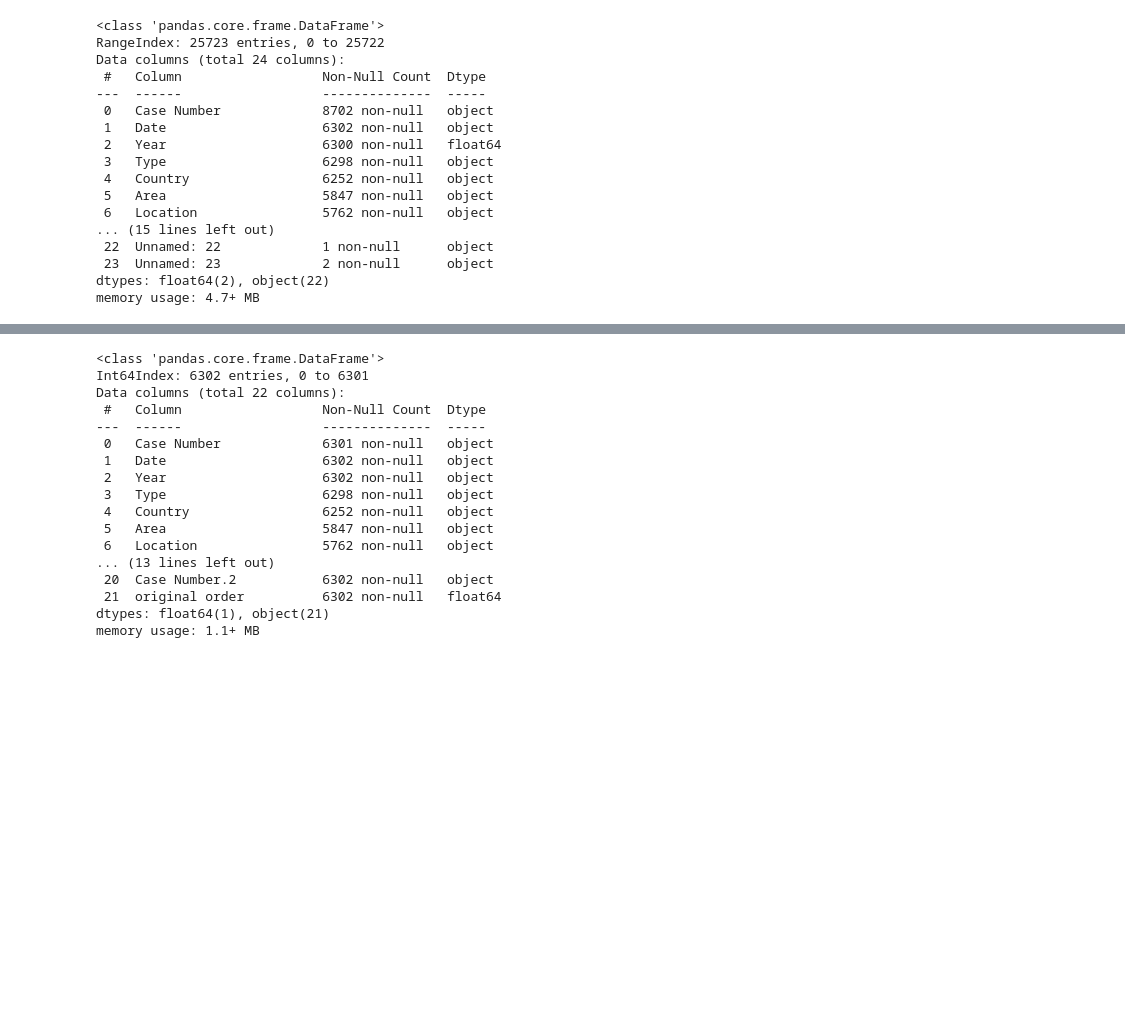
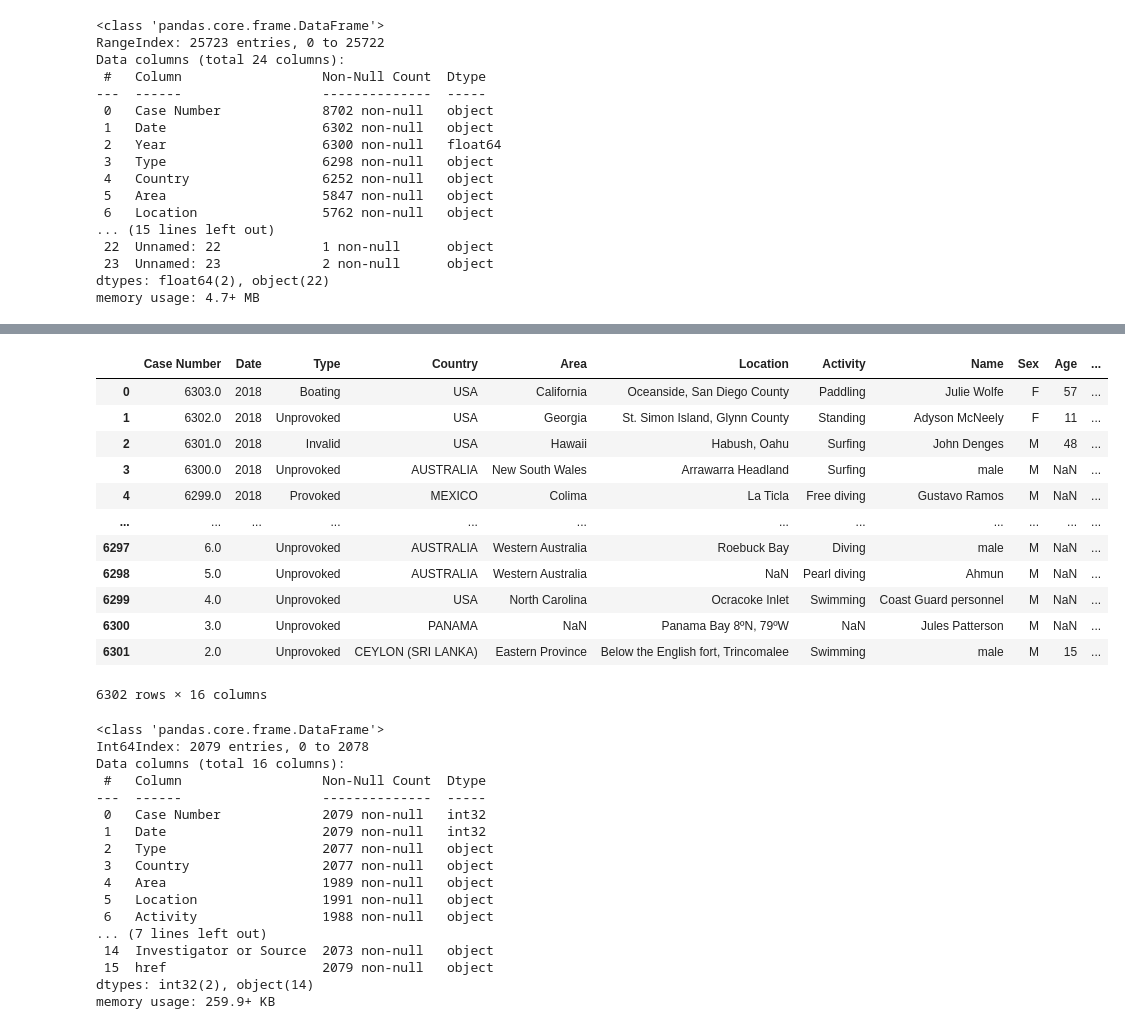
Before and after one commit to Os-f-dev/datamex_012021, a Jupyter notebook: module-1/pandas-project/your-code/Untitled1.ipynb, the cells around one changed output, grey strips where cells are left out. Drawn from its saved outputs; the diff is of its cells as text; code cells hidden in the pictures; blank space fills up the shorter version.

```diff
--- a/module-1/pandas-project/your-code/Untitled1.ipynb
+++ b/module-1/pandas-project/your-code/Untitled1.ipynb
@@ -45,0 +76,2 @@ df['Year'] = df['Year'].astype('str')
+# %%
+df2.drop(['Year'] , axis = 1, inplace = True)
@@ -45,0 +80,20 @@ df['Year'] = df['Year'].astype('str')
+# %%
+df2['Case Number'] = df2['original order']
+# %%
+df2.drop(['original order'] , axis = 1, inplace = True)
+# %%
+df2
+# %% [output]
+|  | Case Number | Date | Type | Country | Area | Location | Activity | Name | Sex | Age | ... |
+| 0 | 6303.0 | 2018 | Boating | USA | California | Oceanside, San Diego County | Paddling | Julie Wolfe | F | 57 | ... |
+| 1 | 6302.0 | 2018 | Unprovoked | USA | Georgia | St. Simon Island, Glynn County | Standing | Adyson McNeely | F | 11 | ... |
+| 2 | 6301.0 | 2018 | Invalid | USA | Hawaii | Habush, Oahu | Surfing | John Denges | M | 48 | ... |
+| 3 | 6300.0 | 2018 | Unprovoked | AUSTRALIA | New South Wales | Arrawarra Headland | Surfing | male | M | NaN | ... |
+| 4 | 6299.0 | 2018 | Provoked | MEXICO | Colima | La Ticla | Free diving | Gustavo Ramos | M | NaN | ... |
+| ... | ... | ... | ... | ... | ... | ... | ... | ... | ... | ... | ... |
+| 6297 | 6.0 |  | Unprovoked | AUSTRALIA | Western Australia | Roebuck Bay | Diving | male | M | NaN | ... |
+| 6298 | 5.0 |  | Unprovoked | AUSTRALIA | Western Australia | NaN | Pearl diving | Ahmun | M | NaN | ... |
+| 6299 | 4.0 |  | Unprovoked | USA | North Carolina | Ocracoke Inlet | Swimming | Coast Guard personnel | M | NaN | ... |
+| 6300 | 3.0 |  | Unprovoked | PANAMA | NaN | Panama Bay 8ºN, 79ºW | NaN | Jules Patterson | M | NaN | ... |
+| 6301 | 2.0 |  | Unprovoked | CEYLON (SRI LANKA) | Eastern Province | Below the English fort, Trincomalee | Swimming | male | M | 15 | ... |
+6302 rows × 16 columns
@@ -46,20 +110,20 @@ df['Year'] = df['Year'].astype('str')
 # %%
-df.info()
+df2.info()
 # %% [output]
 <class 'pandas.core.frame.DataFrame'>
-Int64Index: 6302 entries, 0 to 6301
-Data columns (total 22 columns):
+Int64Index: 2079 entries, 0 to 2078
+Data columns (total 16 columns):
  #   Column                  Non-Null Count  Dtype
 ---  ------                  --------------  -----
- 0   Case Number             6301 non-null   object
- 1   Date                    6302 non-null   object
- 2   Year                    6302 non-null   object
- 3   Type                    6298 non-null   object
- 4   Country                 6252 non-null   object
- 5   Area                    5847 non-null   object
- 6   Location                5762 non-null   object
-... (13 lines left out)
- 20  Case Number.2           6302 non-null   object
- 21  original order          6302 non-null   float64
-dtypes: float64(1), object(21)
-memory usage: 1.1+ MB
+ 0   Case Number             2079 non-null   int32
+ 1   Date                    2079 non-null   int32
+ 2   Type                    2077 non-null   object
+ 3   Country                 2077 non-null   object
+ 4   Area                    1989 non-null   object
+ 5   Location                1991 non-null   object
+ 6   Activity                1988 non-null   object
+... (7 lines left out)
+ 14  Investigator or Source  2073 non-null   object
+ 15  href                    2079 non-null   object
+dtypes: int32(2), object(14)
+memory usage: 259.9+ KB
```
Also changed, not shown: parts of 17 cells of this notebook.
